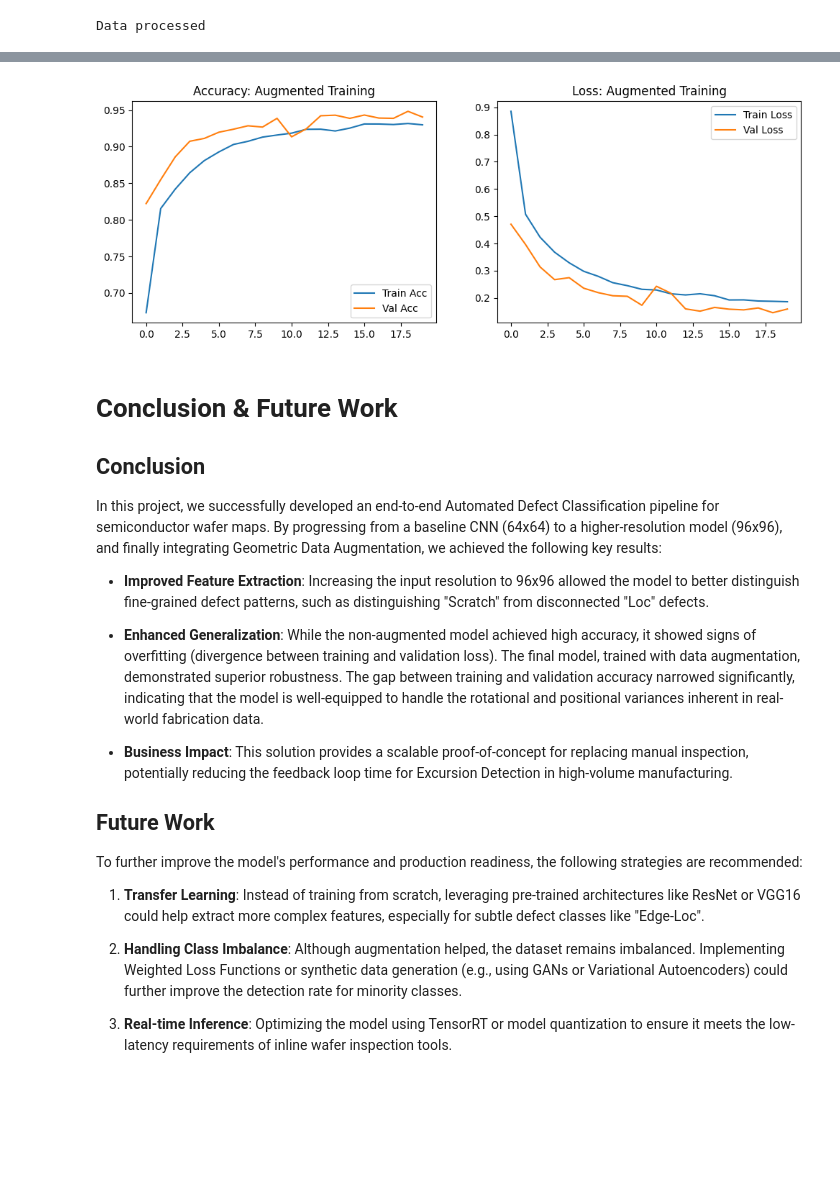
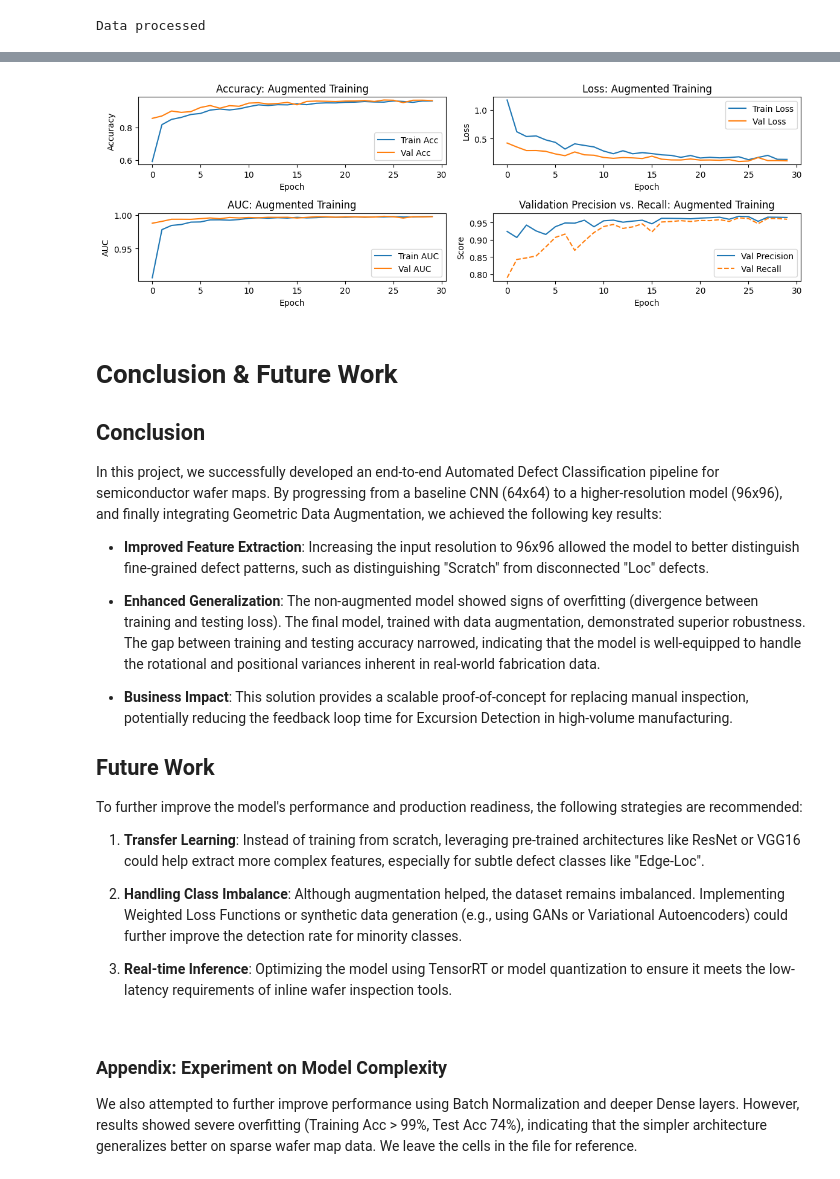
Before and after one commit to NUSSETO/Semiconductor_Project, a Jupyter notebook: main.ipynb, the cells around one changed output, grey strips where cells are left out. Cells and saved outputs as stored; diff of their text form; code cells hidden in the pictures; blank space fills up the shorter version.

Commit message:
feat: Update wafer defect classification model architecture, training parameters, and image preprocessing, along with corresponding documentation and visualizations.

```diff
--- a/main.ipynb
+++ b/main.ipynb
@@ -188,16 +189,16 @@ def resize_wafer_map(wafer_map, TARGET_SIZE):
     """
     # cv2.resize expects pixels to be float or uint8. We cast to float32.
     # The wafer map values are 0, 1, 2.
-    # We use cubic interpolation to maintain the quality of the image.
-    return cv2.resize(wafer_map.astype(np.float32), TARGET_SIZE, interpolation = cv2.INTER_CUBIC)
+    # We use nearest neighbor interpolation to preserve the discrete class labels (0, 1, 2)
+    # and avoid introducing non-existent intermediate values.
+    return cv2.resize(wafer_map.astype(np.float32), TARGET_SIZE, interpolation = cv2.INTER_NEAREST)
 
 # Apply resizing to the entire column
 df_defect["waferMapResized"] = df_defect["waferMap"].apply(resize_wafer_map, TARGET_SIZE = TARGET_SIZE_64)
 
 # Verify the change (only check the shape of the first resized image for convenience)
-sample_resized = df_defect["waferMapResized"].iloc[0]
 print(f"Original shape: {df_defect['waferMap'].iloc[0].shape}")
-print(f"Resized shape: {sample_resized.shape}")
+print(f"Resized shape: {df_defect['waferMapResized'].iloc[0].shape}")
 
 # Visualize the comparison (Before vs. After)
 plt.figure(figsize = (10, 5))
@@ -209,8 +210,8 @@ plt.title(f"Original: {df_defect['waferMap'].iloc[0].shape}")
 
 # Resized
 plt.subplot(1, 2, 2)
-plt.imshow(sample_resized, cmap = "inferno")
-plt.title(f"Resized: {sample_resized.shape}")
+plt.imshow(df_defect["waferMapResized"].iloc[0], cmap = "inferno")
+plt.title(f"Resized: {df_defect['waferMapResized'].iloc[0].shape}")
 
 plt.show()
 # %% [output]
@@ -662,0 +711,7 @@ Prediction completed
+# %%
+# Train the model
+history_aug = model_aug.fit(datagen.flow(X_train_96, y_train_96, batch_size = 64),
+                            epochs = 30,  # Since the data is more complex now, we run a little more epochs
+                            validation_data = (X_val_96, y_val_96),
+                            steps_per_epoch = math.ceil(len(X_train_96) / 64),
+                            class_weight = class_weight_dict)
@@ -663,23 +782,47 @@ Prediction completed
 # %%
 # Visualize the training history
 plt.figure(figsize = (12, 4))
 
 # Accuracy
-plt.subplot(1, 2, 1)
+plt.subplot(2, 2, 1)
 plt.plot(history_aug.history["accuracy"], label = "Train Acc")
 plt.plot(history_aug.history["val_accuracy"], label = "Val Acc")
 plt.title("Accuracy: Augmented Training")
+plt.xlabel("Epoch")
+plt.ylabel("Accuracy")
 plt.legend()
 
 # Loss
-plt.subplot(1, 2, 2)
+plt.subplot(2, 2, 2)
 plt.plot(history_aug.history["loss"], label = "Train Loss")
 plt.plot(history_aug.history["val_loss"], label = "Val Loss")
 plt.title("Loss: Augmented Training")
+plt.xlabel("Epoch")
+plt.ylabel("Loss")
 plt.legend()
+
+# AUC
+plt.subplot(2, 2, 3)
+plt.plot(history_aug.history["auc"], label = "Train AUC")
+plt.plot(history_aug.history["val_auc"], label = "Val AUC")
+plt.title("AUC: Augmented Training")
+plt.xlabel("Epoch")
+plt.ylabel("AUC")
+plt.legend()
+
+# Recall & Precision
+plt.subplot(2, 2, 4)
+plt.plot(history_aug.history["val_precision"], label = "Val Precision", linestyle = "-")
+plt.plot(history_aug.history["val_recall"], label = "Val Recall", linestyle = "--")
+plt.title("Validation Precision vs. Recall: Augmented Training")
+plt.xlabel("Epoch")
+plt.ylabel("Score")
+plt.legend()
+
+plt.tight_layout()
 plt.show()
 # %% [output]
-[figure, old version]
+[figure, new version]
 # %% [markdown]
 # Conclusion & Future Work
 
@@ -689,7 +832,7 @@ In this project, we successfully developed an end-to-end Automated Defect Classi
 
 - **Improved Feature Extraction**: Increasing the input resolution to 96x96 allowed the model to better distinguish fine-grained defect patterns, such as distinguishing "Scratch" from disconnected "Loc" defects.
 
-- **Enhanced Generalization**: While the non-augmented model achieved high accuracy, it showed signs of overfitting (divergence between training and validation loss). The final model, trained with data augmentation, demonstrated superior robustness. The gap between training and validation accuracy narrowed significantly, indicating that the model is well-equipped to handle the rotational and positional variances inherent in real-world fabrication data.
+- **Enhanced Generalization**: The non-augmented model showed signs of overfitting (divergence between training and testing loss). The final model, trained with data augmentation, demonstrated superior robustness. The gap between training and testing accuracy narrowed, indicating that the model is well-equipped to handle the rotational and positional variances inherent in real-world fabrication data.
 
 - **Business Impact**: This solution provides a scalable proof-of-concept for replacing manual inspection, potentially reducing the feedback loop time for Excursion Detection in high-volume manufacturing.
 
@@ -702,3 +845,7 @@ To further improve the model's performance and production readiness, the followi
 2. **Handling Class Imbalance**: Although augmentation helped, the dataset remains imbalanced. Implementing Weighted Loss Functions or synthetic data generation (e.g., using GANs or Variational Autoencoders) could further improve the detection rate for minority classes.
 
 3. **Real-time Inference**: Optimizing the model using TensorRT or model quantization to ensure it meets the low-latency requirements of inline wafer inspection tools.
+# %% [markdown]
+### Appendix: Experiment on Model Complexity
+
+We also attempted to further improve performance using Batch Normalization and deeper Dense layers. However, results showed severe overfitting (Training Acc > 99%, Test Acc 74%), indicating that the simpler architecture generalizes better on sparse wafer map data. We leave the cells in the file for reference.
```
Also changed, not shown: parts of 26 cells of this notebook, 9 other files.
